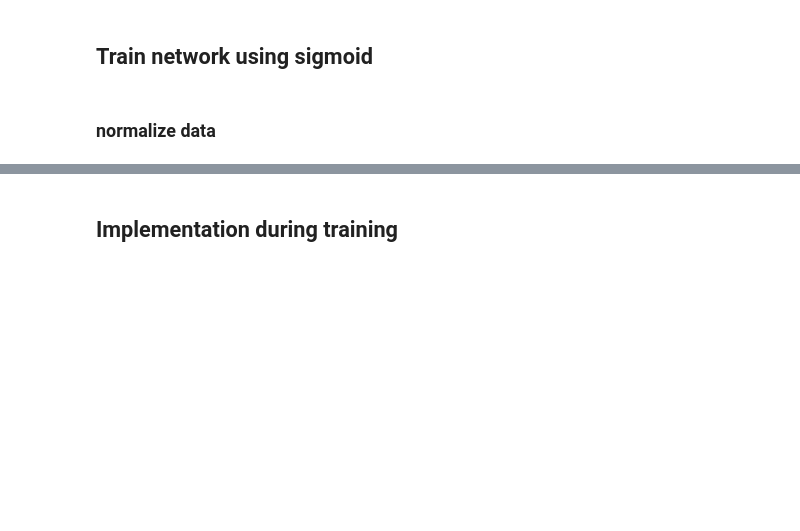
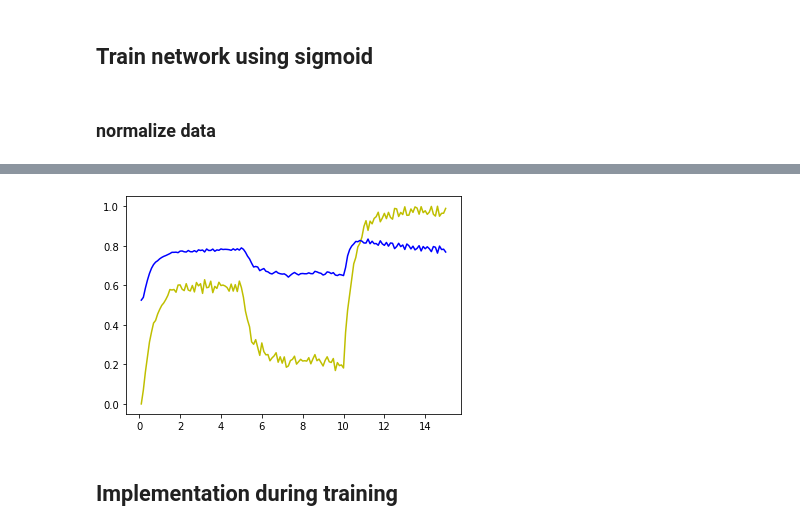
Before and after one commit to Kikumu/Computational-science-practice, a Jupyter notebook: CourseProject/Computational-Science-ACW.ipynb, the cells around one changed output, grey strips where cells are left out. Saved outputs shown, nothing was run; the diff lists cells and outputs as text; code cells hidden in the pictures; blank space fills up the shorter version.

```diff
--- a/CourseProject/Computational-Science-ACW.ipynb
+++ b/CourseProject/Computational-Science-ACW.ipynb
@@ -620,7 +644,15 @@ values,e,w,test,itrArray,accuracy_array = train_weights3(dat2, 0.01,1000)
 # %%
 #save to dataframe
 #data6= {'Noise_values':dat1,'Output of Perceptron':values,'Error':e,'T':t_save2}
 #df6= pd.DataFrame(data6)
+#y_axis = values #network output
+y = x_scaled
+x_axis = x = t_save2
+plt.plot(x,y,"y") #actual
+plt.plot(x_axis,y_axis,"b")#noise
+plt.show()
+# %% [output]
+[figure, added]
 # %% [markdown]
 ## Implementation during training
 # %%
```
Also changed, not shown: parts of 12 cells of this notebook.
